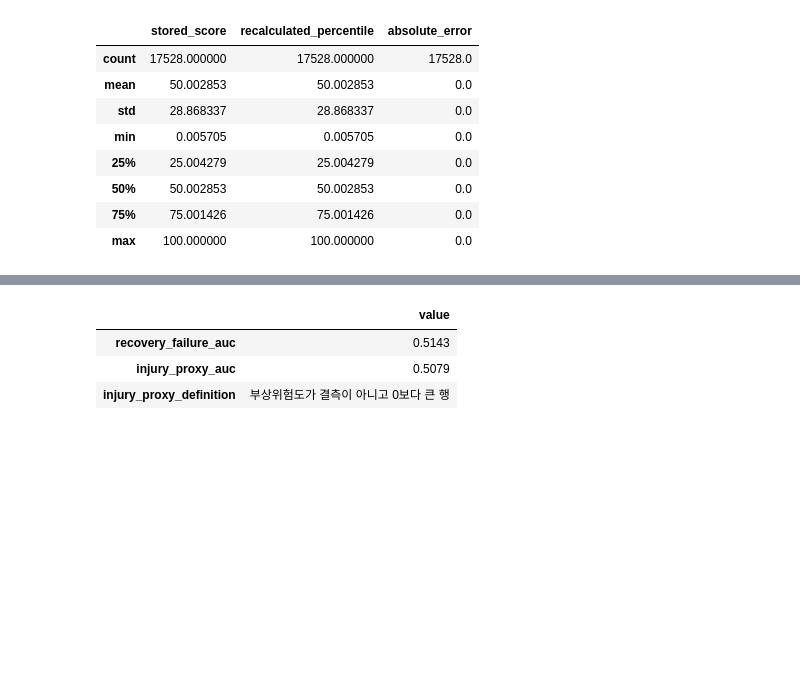
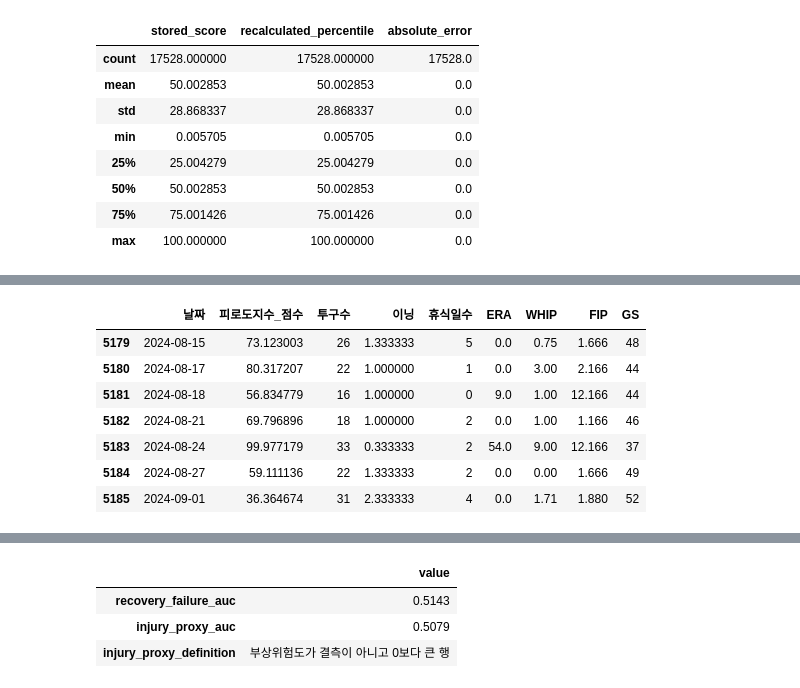
Before and after one commit to jinwon25/KBO-pitcher-fatigue, a Jupyter notebook: notebooks/analysis.ipynb, the cells around one changed output, grey strips where cells are left out. Cells and saved outputs as stored; diff of their text form; code cells hidden in the pictures; blank space fills up the shorter version.

```diff
--- a/notebooks/analysis.ipynb
+++ b/notebooks/analysis.ipynb
@@ -71,0 +107,15 @@ score_check.describe().round(6)
+# %%
+kim_case = df.loc[
+    df['선수'].eq('김택연') & df['날짜'].between('2024-08-15', '2024-09-01'),
+    ['날짜', '피로도지수_점수', '투구수', '이닝', '휴식일수', 'ERA', 'WHIP', 'FIP', 'GS'],
+].copy()
+kim_case
+# %% [output]
+|  | 날짜 | 피로도지수_점수 | 투구수 | 이닝 | 휴식일수 | ERA | WHIP | FIP | GS |
+| 5179 | 2024-08-15 | 73.123003 | 26 | 1.333333 | 5 | 0.0 | 0.75 | 1.666 | 48 |
+| 5180 | 2024-08-17 | 80.317207 | 22 | 1.000000 | 1 | 0.0 | 3.00 | 2.166 | 44 |
+| 5181 | 2024-08-18 | 56.834779 | 16 | 1.000000 | 0 | 9.0 | 1.00 | 12.166 | 44 |
+| 5182 | 2024-08-21 | 69.796896 | 18 | 1.000000 | 2 | 0.0 | 1.00 | 1.166 | 46 |
+| 5183 | 2024-08-24 | 99.977179 | 33 | 0.333333 | 2 | 54.0 | 9.00 | 12.166 | 37 |
+| 5184 | 2024-08-27 | 59.111136 | 22 | 1.333333 | 2 | 0.0 | 0.00 | 1.666 | 49 |
+| 5185 | 2024-09-01 | 36.364674 | 31 | 2.333333 | 4 | 0.0 | 1.71 | 1.880 | 52 |
```
Also changed, not shown: parts of 25 cells of this notebook, 18 other files.
